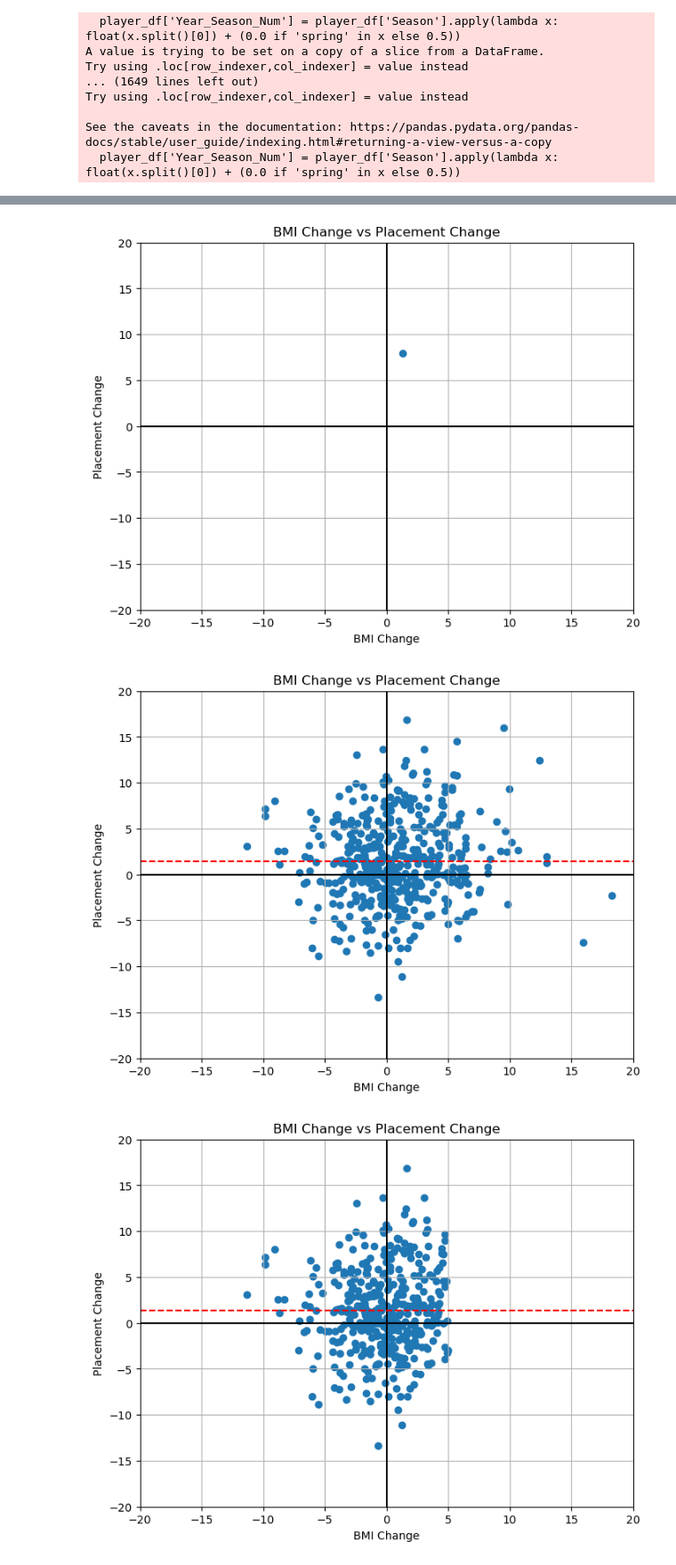
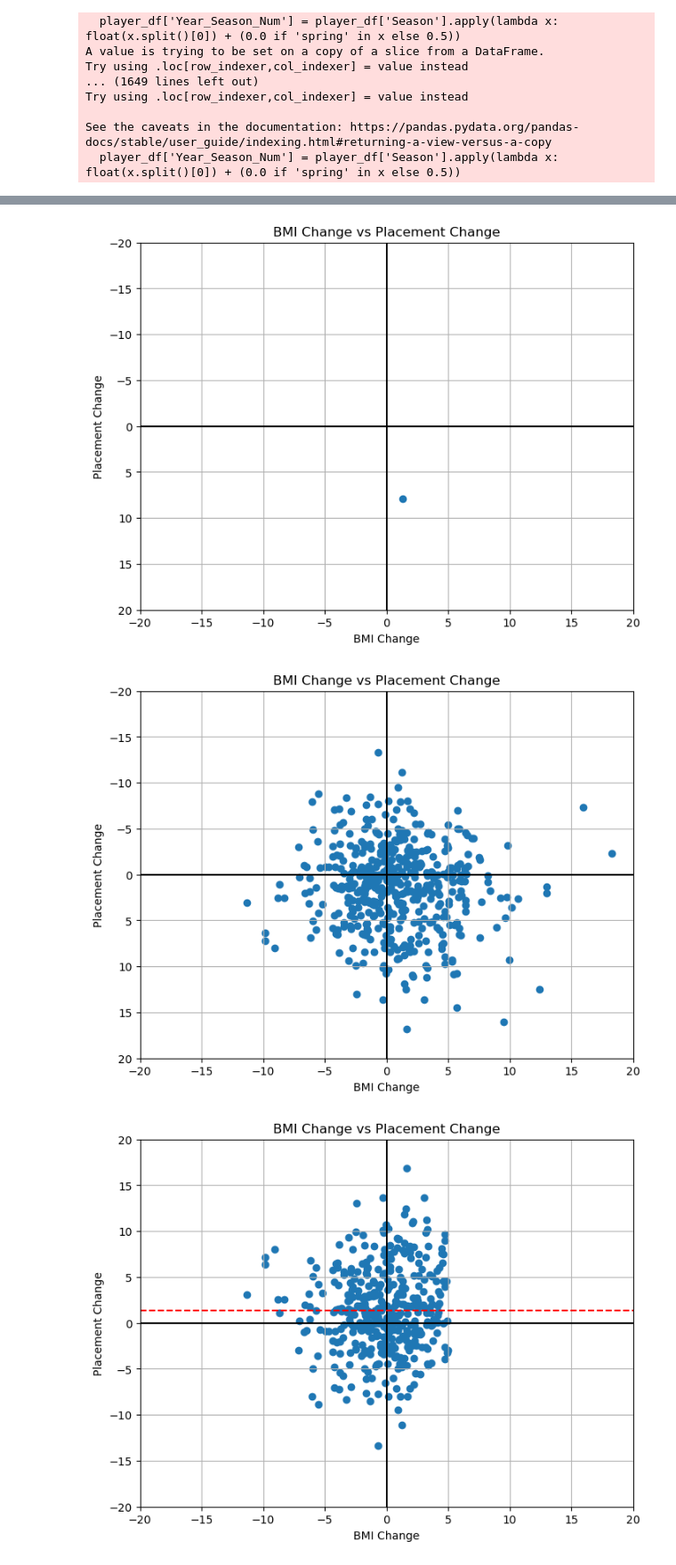
Before and after one commit to wavyvone/BMI_vs_Performance, a Jupyter notebook: process_dataset.ipynb, the cells around one changed output, grey strips where cells are left out. Shown: that part at 89% size. Drawn from its saved outputs; the diff is of its cells as text; code cells hidden in the pictures.

```diff
--- a/process_dataset.ipynb
+++ b/process_dataset.ipynb
@@ -536,37 +539,40 @@ plt.xlabel('BMI Change')
 plt.ylabel('Placement Change')
 plt.xlim(-20, 20)
 plt.ylim(-20, 20)
+plt.gca().invert_yaxis() # This line inverts the y-axis
 plt.axhline(0, color='black', linewidth=1.5)  # Horizontal line at 0
 plt.axvline(0, color='black', linewidth=1.5)  # Vertical line at 0
 plt.grid(True)
 plt.show()
 # %% [output]
-[figure, old version]
+[figure, new version]
 # %%
 import matplotlib.pyplot as plt
 
 # Load the data
 df = pd.read_csv('processedDataset/combined_5.csv')
 
 # Filter for players with a BMI increase of at least 5
 
 # Plot BMI change vs placement change
 plt.figure(figsize=(8,6))
 plt.scatter(df['BMI_Change'], df['Placement_Change'])
 plt.title('BMI Change vs Placement Change')
 plt.xlabel('BMI Change')
 plt.ylabel('Placement Change')
 plt.xlim(-20, 20)
 plt.ylim(-20, 20)
+plt.gca().invert_yaxis() # This line inverts the y-axis
+
 plt.axhline(0, color='black', linewidth=1.5)  # Horizontal line at 0
 plt.axvline(0, color='black', linewidth=1.5)  # Vertical line at 0
 average_placement_change = df['Placement_Change'].mean()
-plt.axhline(average_placement_change, color='red', linestyle='--')  # Horizontal line at average placement change
+#plt.axhline(average_placement_change, color='red', linestyle='--')  # Horizontal line at average placement change
 
 plt.grid(True)
 plt.show()
 # %% [output]
-[figure, old version]
+[figure, new version]
 # %%
 import matplotlib.pyplot as plt
 
```
Also changed, not shown: parts of 9 cells of this notebook.
